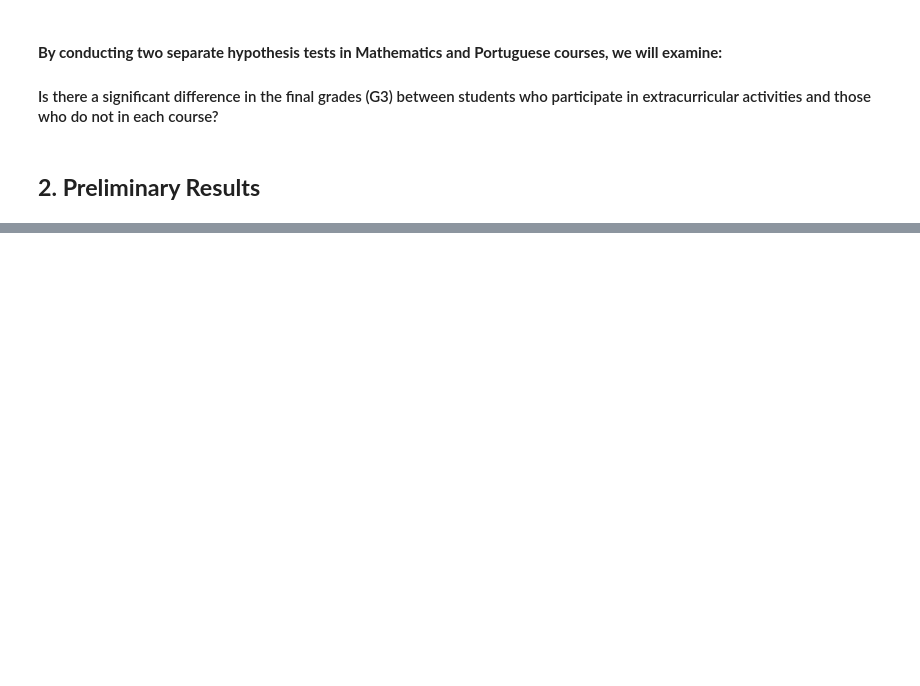
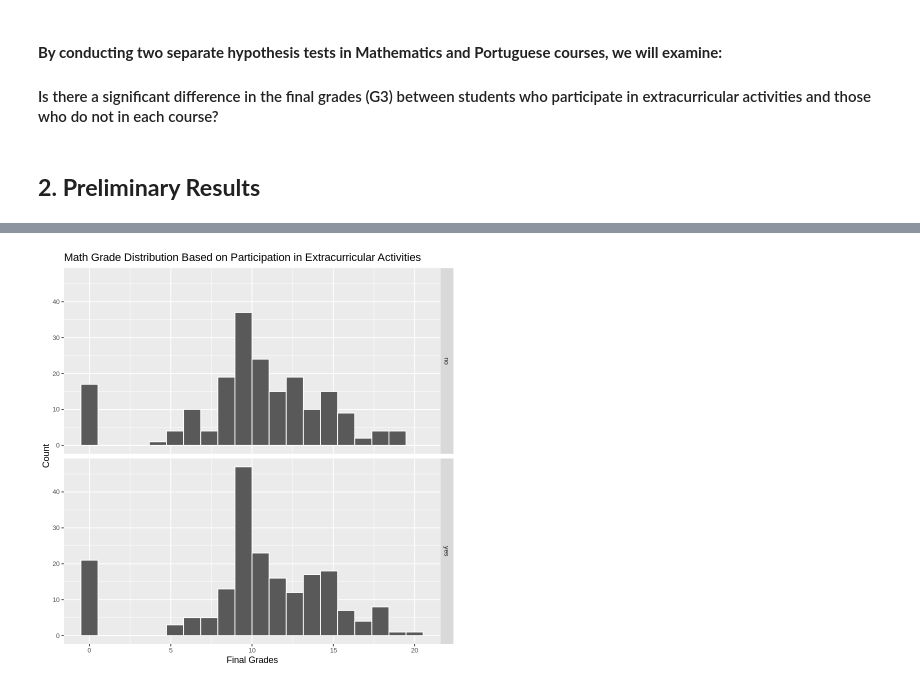
Before and after one commit to Nariman-av/STAT-201-Group-13, a Jupyter notebook: project_proposal_13.ipynb, the cells around one changed output, grey strips where cells are left out. Saved outputs shown, nothing was run; the diff lists cells and outputs as text; code cells hidden in the pictures; blank space fills up the shorter version.

```diff
--- a/project_proposal_13.ipynb
+++ b/project_proposal_13.ipynb
@@ -70,0 +106,12 @@ A data.frame: 6 × 1
+# %%
+# select two variables we need
+mat_data <- mat_data %>%
+    select(activities, G3)
+
+head(mat_data)
+
+# select two variables we need
+por_data <- por_data %>%
+    select(activities, G3)
+
+head(por_data)
@@ -70,0 +192,10 @@ A data.frame: 6 × 1
+# %%
+mat_data %>%
+    ggplot(aes(x = G3)) +
+    geom_histogram(bins = 20, color = "white") +
+    facet_grid(activities ~ .) +
+    labs(title = "Math Grade Distribution Based on Participation in Extracurricular Activities", x="Final Grades", y="Count") +
+    theme(text = element_text(size = 10),
+          title = element_text(size = 11))
+# %% [output]
+[figure, added]
```
Also changed, not shown: parts of 13 cells of this notebook.
